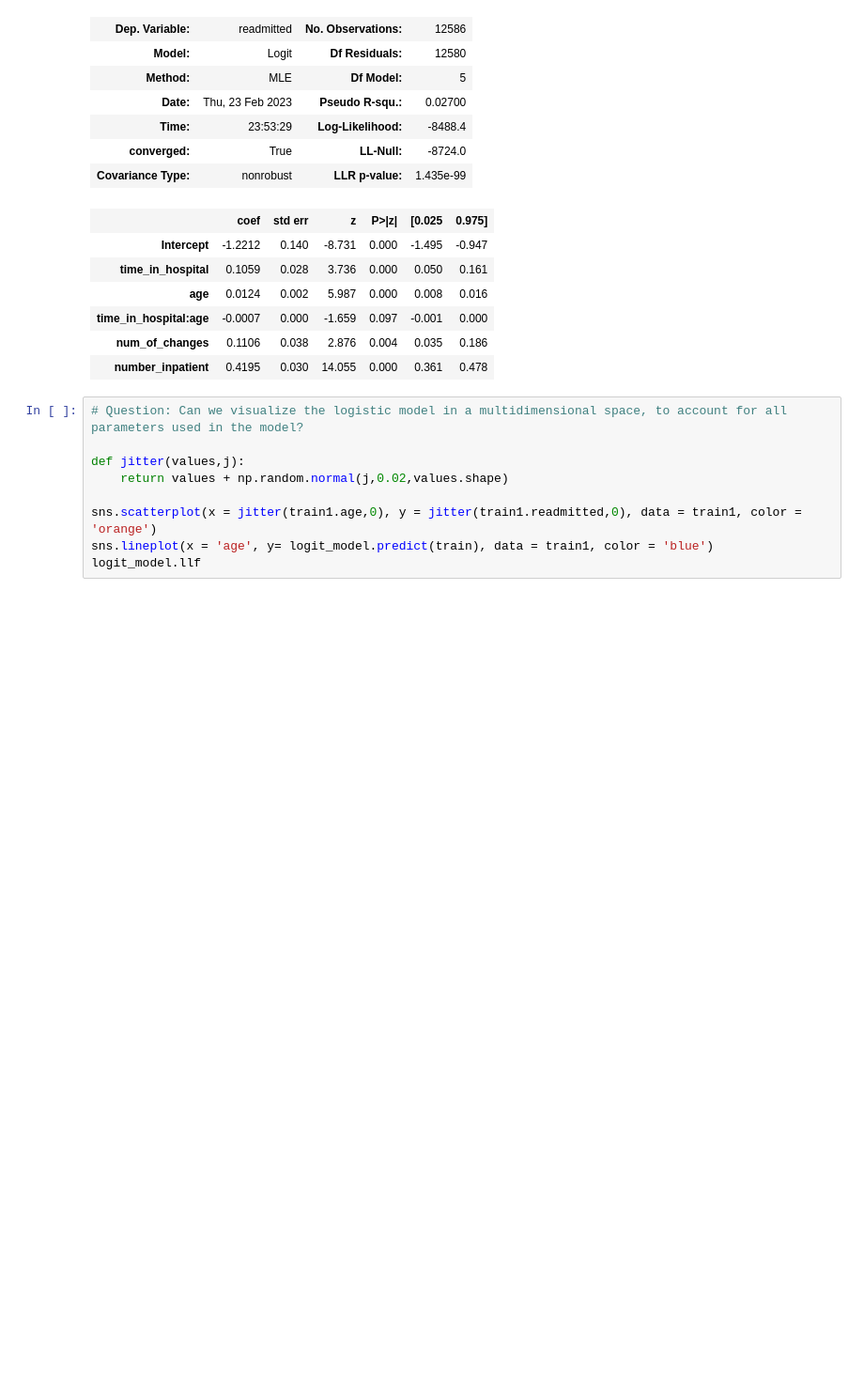
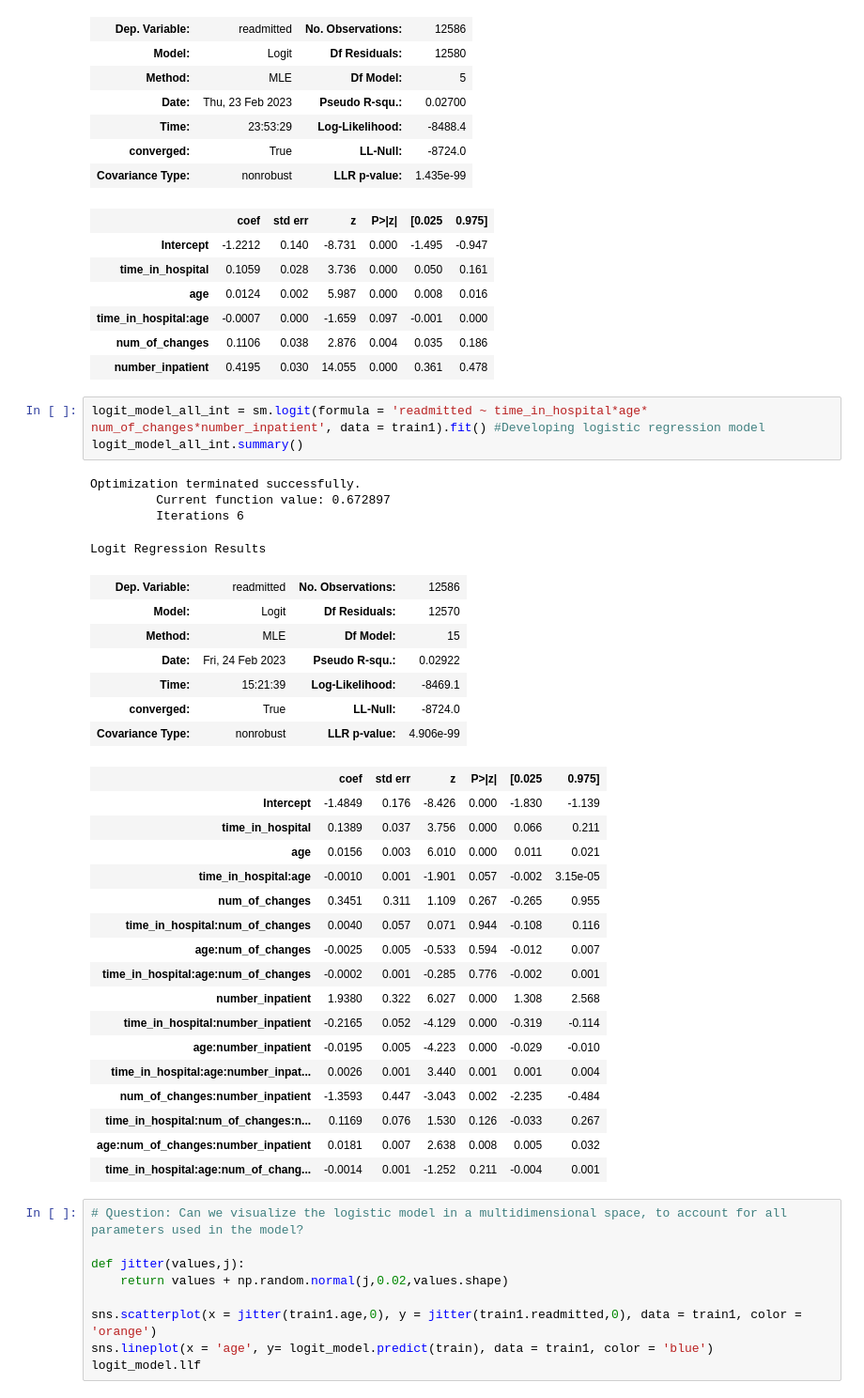
Before and after one commit to AnastasiaKWei/Saturn, a Jupyter notebook: Amy.ipynb, the cells around one changed output. Shown at 94% size. Saved outputs shown, nothing was run; the diff lists cells and outputs as text; blank space fills up the shorter version.

```diff
--- a/Amy.ipynb
+++ b/Amy.ipynb
@@ -217,6 +256,38 @@ Logit Regression Results
 | time_in_hospital:age | -0.0007 | 0.000 | -1.659 | 0.097 | -0.001 | 0.000 |
 | num_of_changes | 0.1106 | 0.038 | 2.876 | 0.004 | 0.035 | 0.186 |
 | number_inpatient | 0.4195 | 0.030 | 14.055 | 0.000 | 0.361 | 0.478 |
+# %%
+logit_model_all_int = sm.logit(formula = 'readmitted ~ time_in_hospital*age* num_of_changes*number_inpatient', data = train1).fit() #Developing logistic regression model
+logit_model_all_int.summary()
+# %% [output]
+Optimization terminated successfully.
+         Current function value: 0.672897
+         Iterations 6
+Logit Regression Results
+| Dep. Variable: | readmitted | No. Observations: | 12586 |
+| Model: | Logit | Df Residuals: | 12570 |
+| Method: | MLE | Df Model: | 15 |
+| Date: | Fri, 24 Feb 2023 | Pseudo R-squ.: | 0.02922 |
+| Time: | 15:21:39 | Log-Likelihood: | -8469.1 |
+| converged: | True | LL-Null: | -8724.0 |
+| Covariance Type: | nonrobust | LLR p-value: | 4.906e-99 |
+|  | coef | std err | z | P>|z| | [0.025 | 0.975] |
+| Intercept | -1.4849 | 0.176 | -8.426 | 0.000 | -1.830 | -1.139 |
+| time_in_hospital | 0.1389 | 0.037 | 3.756 | 0.000 | 0.066 | 0.211 |
+| age | 0.0156 | 0.003 | 6.010 | 0.000 | 0.011 | 0.021 |
+| time_in_hospital:age | -0.0010 | 0.001 | -1.901 | 0.057 | -0.002 | 3.15e-05 |
+| num_of_changes | 0.3451 | 0.311 | 1.109 | 0.267 | -0.265 | 0.955 |
+| time_in_hospital:num_of_changes | 0.0040 | 0.057 | 0.071 | 0.944 | -0.108 | 0.116 |
+| age:num_of_changes | -0.0025 | 0.005 | -0.533 | 0.594 | -0.012 | 0.007 |
+| time_in_hospital:age:num_of_changes | -0.0002 | 0.001 | -0.285 | 0.776 | -0.002 | 0.001 |
+| number_inpatient | 1.9380 | 0.322 | 6.027 | 0.000 | 1.308 | 2.568 |
+| time_in_hospital:number_inpatient | -0.2165 | 0.052 | -4.129 | 0.000 | -0.319 | -0.114 |
+| age:number_inpatient | -0.0195 | 0.005 | -4.223 | 0.000 | -0.029 | -0.010 |
+| time_in_hospital:age:number_inpat... | 0.0026 | 0.001 | 3.440 | 0.001 | 0.001 | 0.004 |
+| num_of_changes:number_inpatient | -1.3593 | 0.447 | -3.043 | 0.002 | -2.235 | -0.484 |
+| time_in_hospital:num_of_changes:n... | 0.1169 | 0.076 | 1.530 | 0.126 | -0.033 | 0.267 |
+| age:num_of_changes:number_inpatient | 0.0181 | 0.007 | 2.638 | 0.008 | 0.005 | 0.032 |
+| time_in_hospital:age:num_of_chang... | -0.0014 | 0.001 | -1.252 | 0.211 | -0.004 | 0.001 |
 # %%
 # Question: Can we visualize the logistic model in a multidimensional space, to account for all parameters used in the model?
 
```
Also changed, not shown: parts of 31 cells of this notebook.
